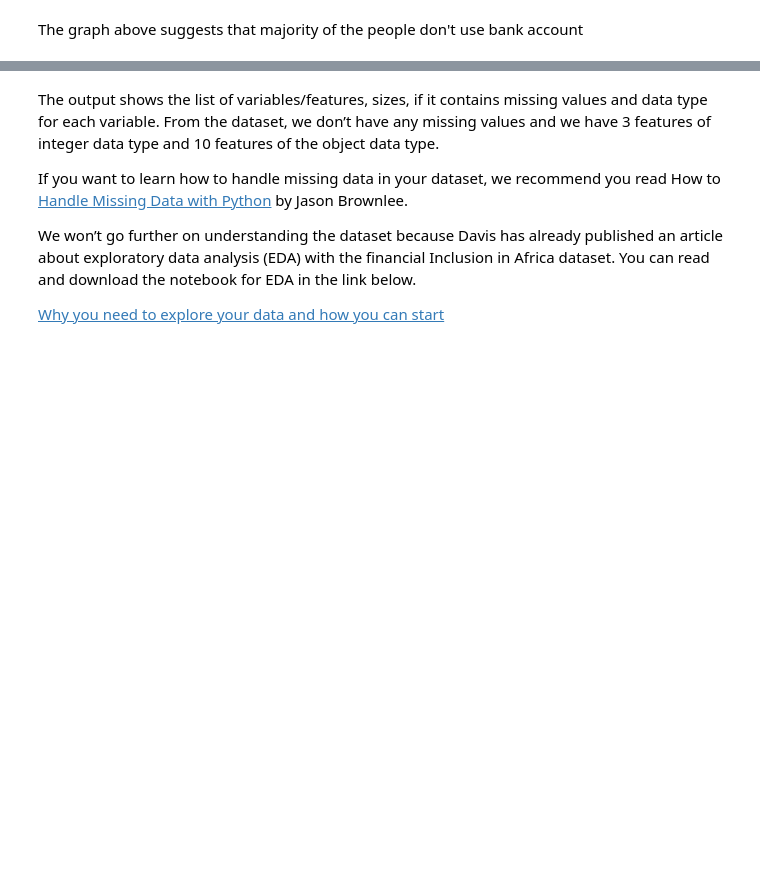
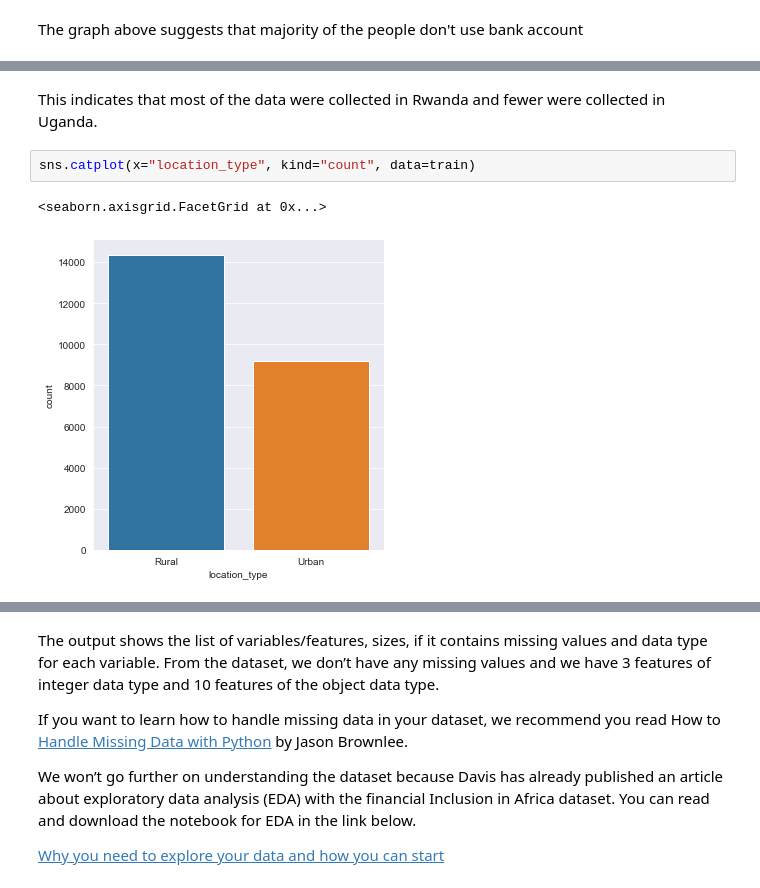
Before and after one commit to Eben-Success/ML_Financial_Inclusion_In_Africa, a Jupyter notebook: StarterNotebook.ipynb, the cells around one changed output, grey strips where cells are left out. Drawn from its saved outputs; the diff is of its cells as text; blank space fills up the shorter version.

```diff
--- a/StarterNotebook.ipynb
+++ b/StarterNotebook.ipynb
@@ -144,0 +161,7 @@ The graph above suggests that majority of the people don't use bank account
+# %% [markdown]
+This indicates that most of the data were collected in Rwanda and fewer were collected in Uganda.
+# %%
+sns.catplot(x="location_type", kind="count", data=train)
+# %% [output]
+<seaborn.axisgrid.FacetGrid at 0x...>
+[figure, added]
```
Also changed, not shown: parts of 5 cells of this notebook.
